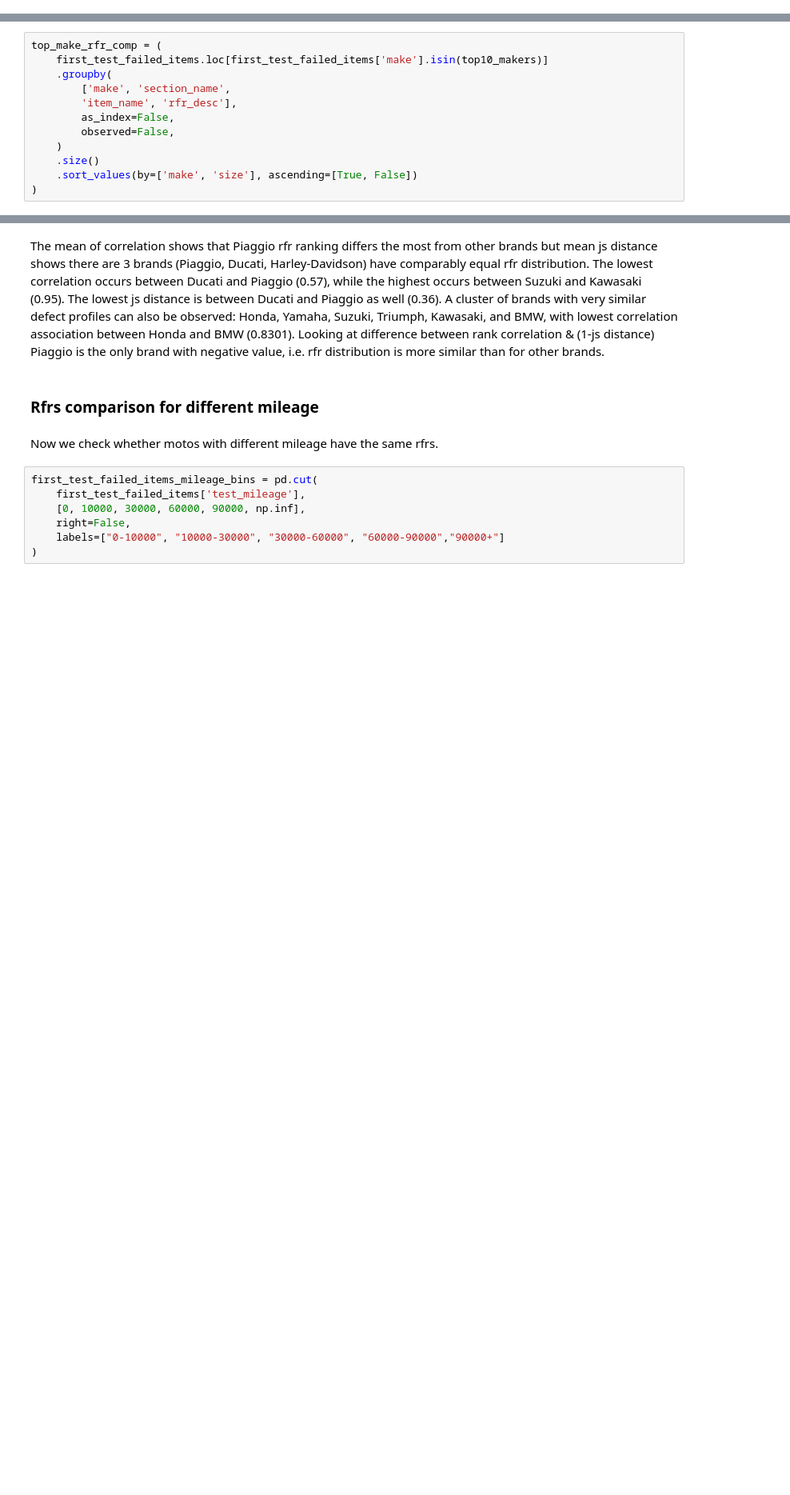
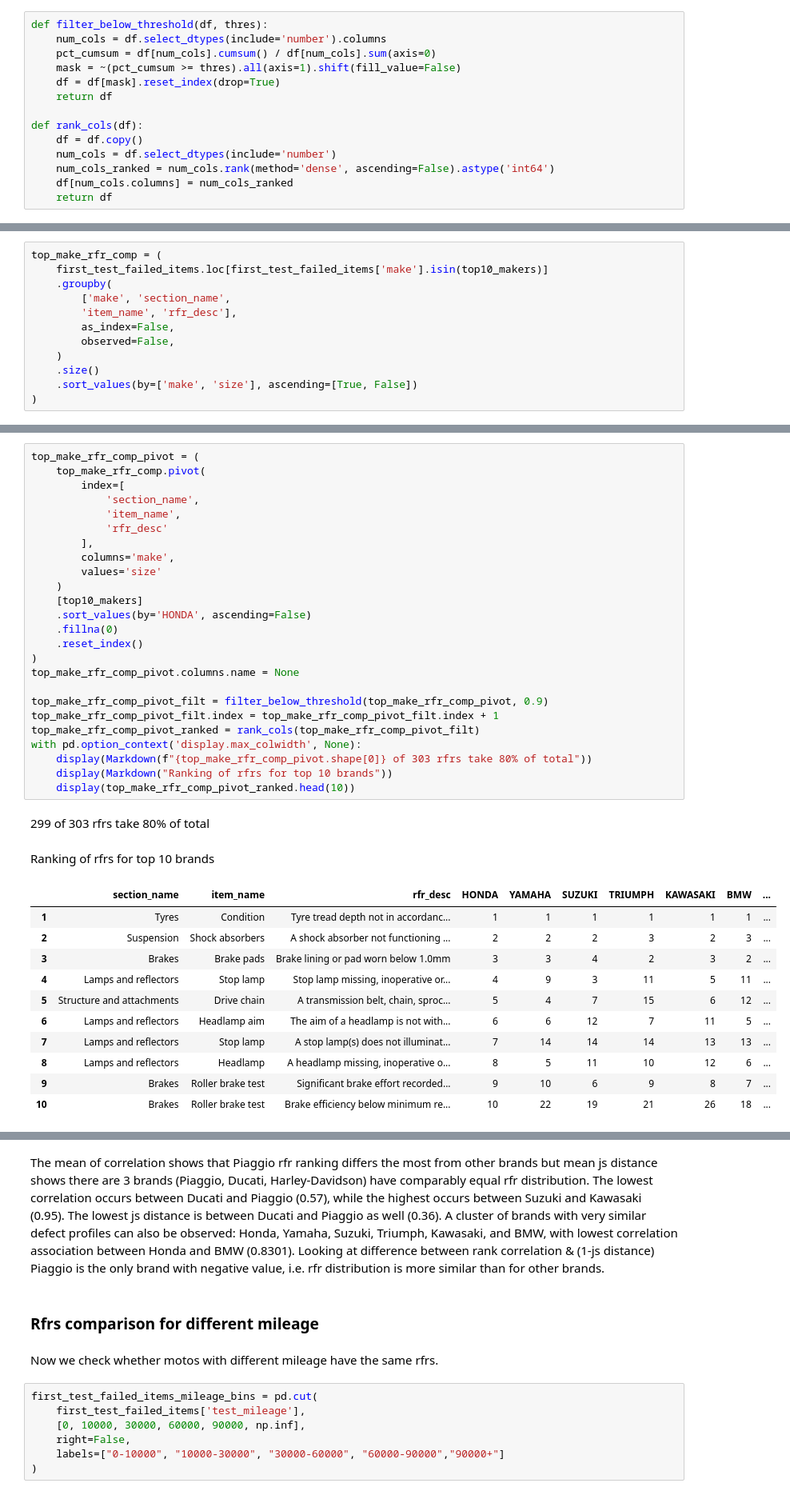
Before and after one commit to sttseitlin/MOT-test-for-motorcycles, a Jupyter notebook: moto.ipynb, the cells around one changed output, grey strips where cells are left out. Shown at 80% size. Saved outputs shown, nothing was run; the diff lists cells and outputs as text; blank space fills up the shorter version.

```diff
--- a/moto.ipynb
+++ b/moto.ipynb
@@ -2891,0 +2869,14 @@ with pd.option_context('display.max_colwidth', None):
+# %%
+def filter_below_threshold(df, thres):
+    num_cols = df.select_dtypes(include='number').columns
+    pct_cumsum = df[num_cols].cumsum() / df[num_cols].sum(axis=0)
+    mask = ~(pct_cumsum >= thres).all(axis=1).shift(fill_value=False)
+    df = df[mask].reset_index(drop=True)
+    return df
+
+def rank_cols(df):
+    df = df.copy()
+    num_cols = df.select_dtypes(include='number')
+    num_cols_ranked = num_cols.rank(method='dense', ascending=False).astype('int64')
+    df[num_cols.columns] = num_cols_ranked
+    return df
@@ -3360,0 +3579,39 @@ with pd.option_context('display.max_colwidth', None):
+# %%
+top_make_rfr_comp_pivot = (
+    top_make_rfr_comp.pivot(
+        index=[
+            'section_name',
+            'item_name',
+            'rfr_desc'
+        ],
+        columns='make',
+        values='size'
+    )
+    [top10_makers]
+    .sort_values(by='HONDA', ascending=False)
+    .fillna(0)
+    .reset_index()
+)
+top_make_rfr_comp_pivot.columns.name = None
+
+top_make_rfr_comp_pivot_filt = filter_below_threshold(top_make_rfr_comp_pivot, 0.9)
+top_make_rfr_comp_pivot_filt.index = top_make_rfr_comp_pivot_filt.index + 1
+top_make_rfr_comp_pivot_ranked = rank_cols(top_make_rfr_comp_pivot_filt)
+with pd.option_context('display.max_colwidth', None):
+    display(Markdown(f"{top_make_rfr_comp_pivot.shape[0]} of 303 rfrs take 80% of total"))
+    display(Markdown("Ranking of rfrs for top 10 brands"))
+    display(top_make_rfr_comp_pivot_ranked.head(10))
+# %% [output]
+299 of 303 rfrs take 80% of total
+Ranking of rfrs for top 10 brands
+|  | section_name | item_name | rfr_desc | HONDA | YAMAHA | SUZUKI | TRIUMPH | KAWASAKI | BMW | ... |
+| 1 | Tyres | Condition | Tyre tread depth not in accordanc... | 1 | 1 | 1 | 1 | 1 | 1 | ... |
+| 2 | Suspension | Shock absorbers | A shock absorber not functioning ... | 2 | 2 | 2 | 3 | 2 | 3 | ... |
+| 3 | Brakes | Brake pads | Brake lining or pad worn below 1.0mm | 3 | 3 | 4 | 2 | 3 | 2 | ... |
+| 4 | Lamps and reflectors | Stop lamp | Stop lamp missing, inoperative or... | 4 | 9 | 3 | 11 | 5 | 11 | ... |
+| 5 | Structure and attachments | Drive chain | A transmission belt, chain, sproc... | 5 | 4 | 7 | 15 | 6 | 12 | ... |
+| 6 | Lamps and reflectors | Headlamp aim | The aim of a headlamp is not with... | 6 | 6 | 12 | 7 | 11 | 5 | ... |
+| 7 | Lamps and reflectors | Stop lamp | A stop lamp(s) does not illuminat... | 7 | 14 | 14 | 14 | 13 | 13 | ... |
+| 8 | Lamps and reflectors | Headlamp | A headlamp missing, inoperative o... | 8 | 5 | 11 | 10 | 12 | 6 | ... |
+| 9 | Brakes | Roller brake test | Significant brake effort recorded... | 9 | 10 | 6 | 9 | 8 | 7 | ... |
+| 10 | Brakes | Roller brake test | Brake efficiency below minimum re... | 10 | 22 | 19 | 21 | 26 | 18 | ... |
```
Also changed, not shown: parts of 47 cells of this notebook.
